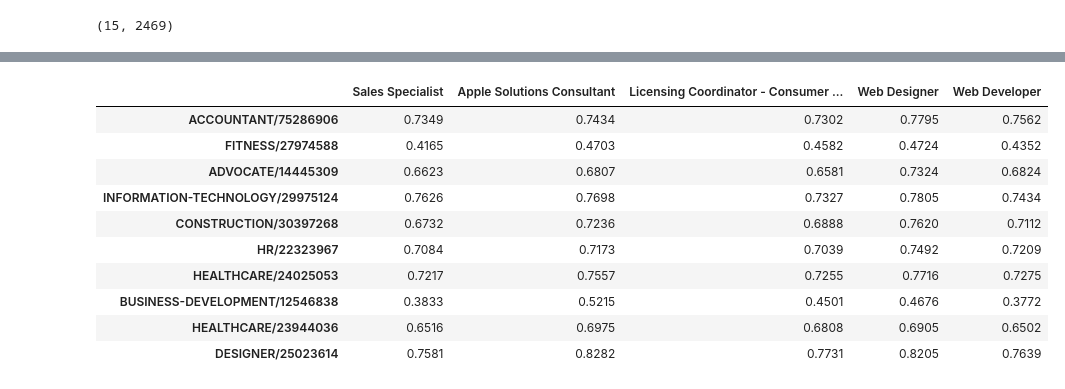
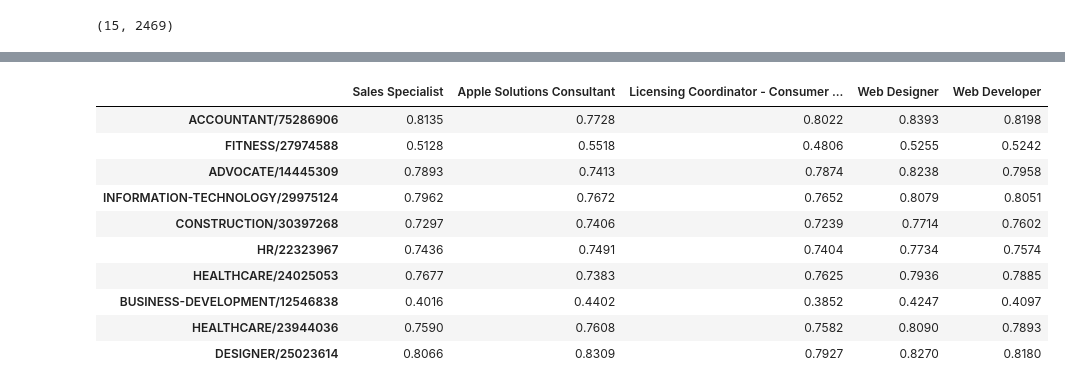
Before and after one commit to Henil-08/Parse-Resume, a Jupyter notebook: 03_parser_bert.ipynb, the cells around one changed output, grey strips where cells are left out. Saved outputs shown, nothing was run; the diff lists cells and outputs as text; code cells hidden in the pictures.

```diff
--- a/Llama.ipynb
+++ b/03_parser_bert.ipynb
@@ -56,5 +74,14 @@ df.head()
 # %%
 def text_cleaning(text:str) -> str:
+    """
+    Function to clean the text data
+
+    Args:
+    text (str): Text to be cleaned
+    Returns:
+    str: Cleaned text
+    """
+
     if pd.isnull(text):
         return
 
@@ -120,0 +130,25 @@ for resume in resumes:
+# %%
+%%time
+
+# Initialize the DistilBERT tokenizer and model
+tokenizer = DistilBertTokenizer.from_pretrained('distilbert-base-uncased')
+model = DistilBertModel.from_pretrained('distilbert-base-uncased')
+
+
+# Tokenize and embed job descriptions
+job_description_embeddings = []
+for description in job_descriptions:
+    tokens = tokenizer(description, padding=True, truncation=True, return_tensors='pt')
+    with torch.no_grad():
+        output = model(**tokens)
+    embeddings = output.last_hidden_state.mean(dim=1).numpy()
+    job_description_embeddings.append(embeddings[0])  # Flatten the embeddings to 1D
+
+# Tokenize and embed resumes
+resume_embeddings = []
+for resume in resumes:
+    tokens = tokenizer(resume, padding=True, truncation=True, return_tensors='pt')
+    with torch.no_grad():
+        output = model(**tokens)
+    embeddings = output.last_hidden_state.mean(dim=1).numpy()
+    resume_embeddings.append(embeddings[0])  # Flatten the embeddings to 1D
@@ -146,8 +174,9 @@ array([[0.73694205, 0.7323406 , 0.7253606 , ..., 0.63971424, 0.69180536,
 # %%
+# Rank candidates for each job description based on similarity scores
 num_top_candidates = 10
 top_candidates = []
 
-for i, job_description in enumerate(job_descriptions):
+for i, job_description in enumerate(job_description_embeddings):
     candidates_with_scores = list(enumerate(similarity_scores[i]))
     candidates_with_scores.sort(key=lambda x: x[1], reverse=True)
     top_candidates_for_job = candidates_with_scores[:num_top_candidates]
@@ -236,34 +267,34 @@ print(avg_top10_df)
 # %%
 # Fixed selections
 selected_jd_indices = [0, 1, 2, 3, 4]
 selected_resume_indices = [1160, 1799, 2112, 1268, 1430, 1360, 713, 1944, 663, 1551]
 
 # Initialize matrix
-llama_matrix = []
+distilbert_matrix = []
 
 for resume_idx in selected_resume_indices:
     row = []
     for jd_idx in selected_jd_indices:
         sim_score = similarity_scores[jd_idx][resume_idx]
         row.append(round(sim_score, 4))
-    llama_matrix.append(row)
+    distilbert_matrix.append(row)
 
 # Prepare column & row labels
 jd_titles = [jd_df["position_title"][i] for i in selected_jd_indices]
 resume_labels = [f"{cv_df['Category'][i]}/{cv_df['ID'][i]}" for i in selected_resume_indices]
 
 # Create DataFrame
-llama_df = pd.DataFrame(llama_matrix, index=resume_labels, columns=jd_titles)
-llama_df
+distilbert_df = pd.DataFrame(distilbert_matrix, index=resume_labels, columns=jd_titles)
+distilbert_df
 # %% [output]
 |  | Sales Specialist | Apple Solutions Consultant | Licensing Coordinator - Consumer ... | Web Designer | Web Developer |
-| ACCOUNTANT/75286906 | 0.7349 | 0.7434 | 0.7302 | 0.7795 | 0.7562 |
-| FITNESS/27974588 | 0.4165 | 0.4703 | 0.4582 | 0.4724 | 0.4352 |
-| ADVOCATE/14445309 | 0.6623 | 0.6807 | 0.6581 | 0.7324 | 0.6824 |
-| INFORMATION-TECHNOLOGY/29975124 | 0.7626 | 0.7698 | 0.7327 | 0.7805 | 0.7434 |
-| CONSTRUCTION/30397268 | 0.6732 | 0.7236 | 0.6888 | 0.7620 | 0.7112 |
-| HR/22323967 | 0.7084 | 0.7173 | 0.7039 | 0.7492 | 0.7209 |
-| HEALTHCARE/24025053 | 0.7217 | 0.7557 | 0.7255 | 0.7716 | 0.7275 |
-| BUSINESS-DEVELOPMENT/12546838 | 0.3833 | 0.5215 | 0.4501 | 0.4676 | 0.3772 |
-| HEALTHCARE/23944036 | 0.6516 | 0.6975 | 0.6808 | 0.6905 | 0.6502 |
-| DESIGNER/25023614 | 0.7581 | 0.8282 | 0.7731 | 0.8205 | 0.7639 |
+| ACCOUNTANT/75286906 | 0.8135 | 0.7728 | 0.8022 | 0.8393 | 0.8198 |
+| FITNESS/27974588 | 0.5128 | 0.5518 | 0.4806 | 0.5255 | 0.5242 |
+| ADVOCATE/14445309 | 0.7893 | 0.7413 | 0.7874 | 0.8238 | 0.7958 |
+| INFORMATION-TECHNOLOGY/29975124 | 0.7962 | 0.7672 | 0.7652 | 0.8079 | 0.8051 |
+| CONSTRUCTION/30397268 | 0.7297 | 0.7406 | 0.7239 | 0.7714 | 0.7602 |
+| HR/22323967 | 0.7436 | 0.7491 | 0.7404 | 0.7734 | 0.7574 |
+| HEALTHCARE/24025053 | 0.7677 | 0.7383 | 0.7625 | 0.7936 | 0.7885 |
+| BUSINESS-DEVELOPMENT/12546838 | 0.4016 | 0.4402 | 0.3852 | 0.4247 | 0.4097 |
+| HEALTHCARE/23944036 | 0.7590 | 0.7608 | 0.7582 | 0.8090 | 0.7893 |
+| DESIGNER/25023614 | 0.8066 | 0.8309 | 0.7927 | 0.8270 | 0.8180 |
```
Also changed, not shown: parts of 21 cells of this notebook, 9 other files.
